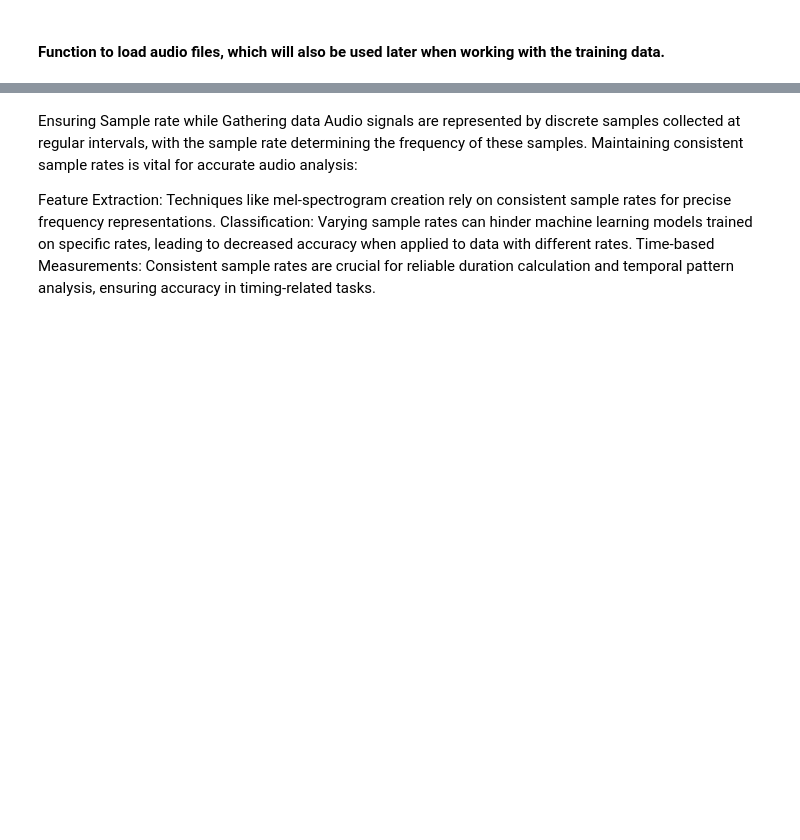
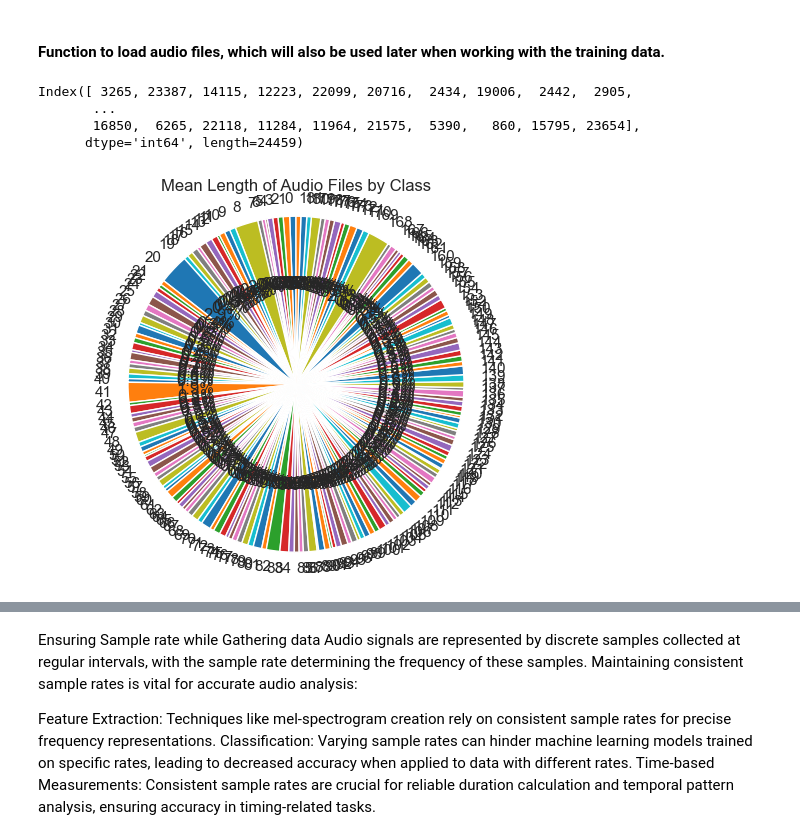
Before and after one commit to kagozi/BirdCLEF-2024, a Jupyter notebook: embedding-method.ipynb, the cells around one changed output, grey strips where cells are left out. Saved outputs shown, nothing was run; the diff lists cells and outputs as text; code cells hidden in the pictures; blank space fills up the shorter version.

```diff
--- a/embedding-method.ipynb
+++ b/embedding-method.ipynb
@@ -144,3 +144,19 @@ df['filepath'] = df.filepath.map(lambda x: x.replace('train_audio', 'train_wav_a
 # %%
 ## Select only the required columns
 df = df[['filepath', 'target']]
+# %%
+df.index
+# %% [output]
+Index([ 3265, 23387, 14115, 12223, 22099, 20716,  2434, 19006,  2442,  2905,
+       ...
+       16850,  6265, 22118, 11284, 11964, 21575,  5390,   860, 15795, 23654],
+      dtype='int64', length=24459)
+# %%
+## Preview mean length of audio files
+df.set_index('filepath', inplace=True)
+for f in df.index:
+    rate, signal = wavfile.read(f)
+    df.at[f, 'length'] = len(signal) / rate
+classes_dist = df.groupby('target')['length'].mean()
+# %% [output]
+[figure, added]
```
Also changed, not shown: parts of 13 cells of this notebook.
